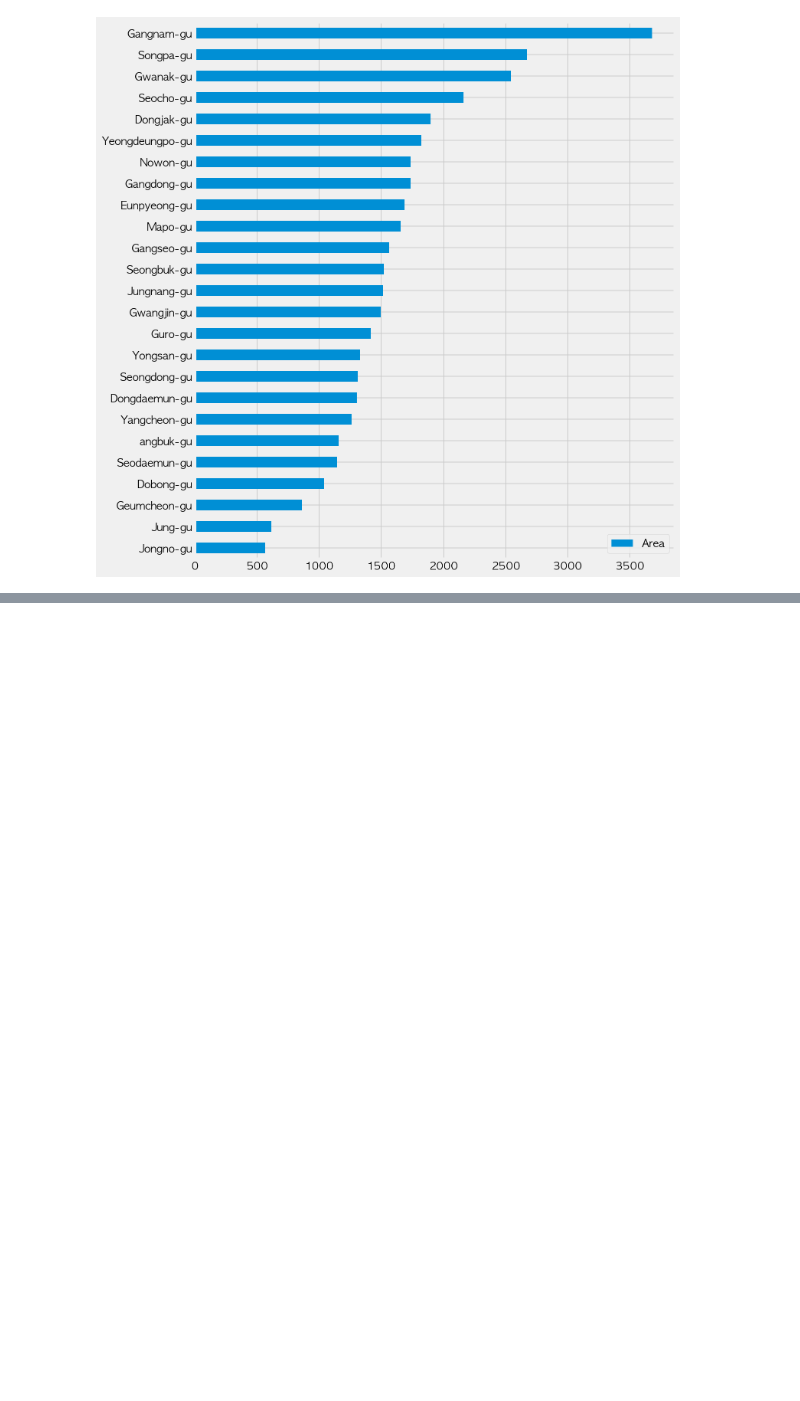
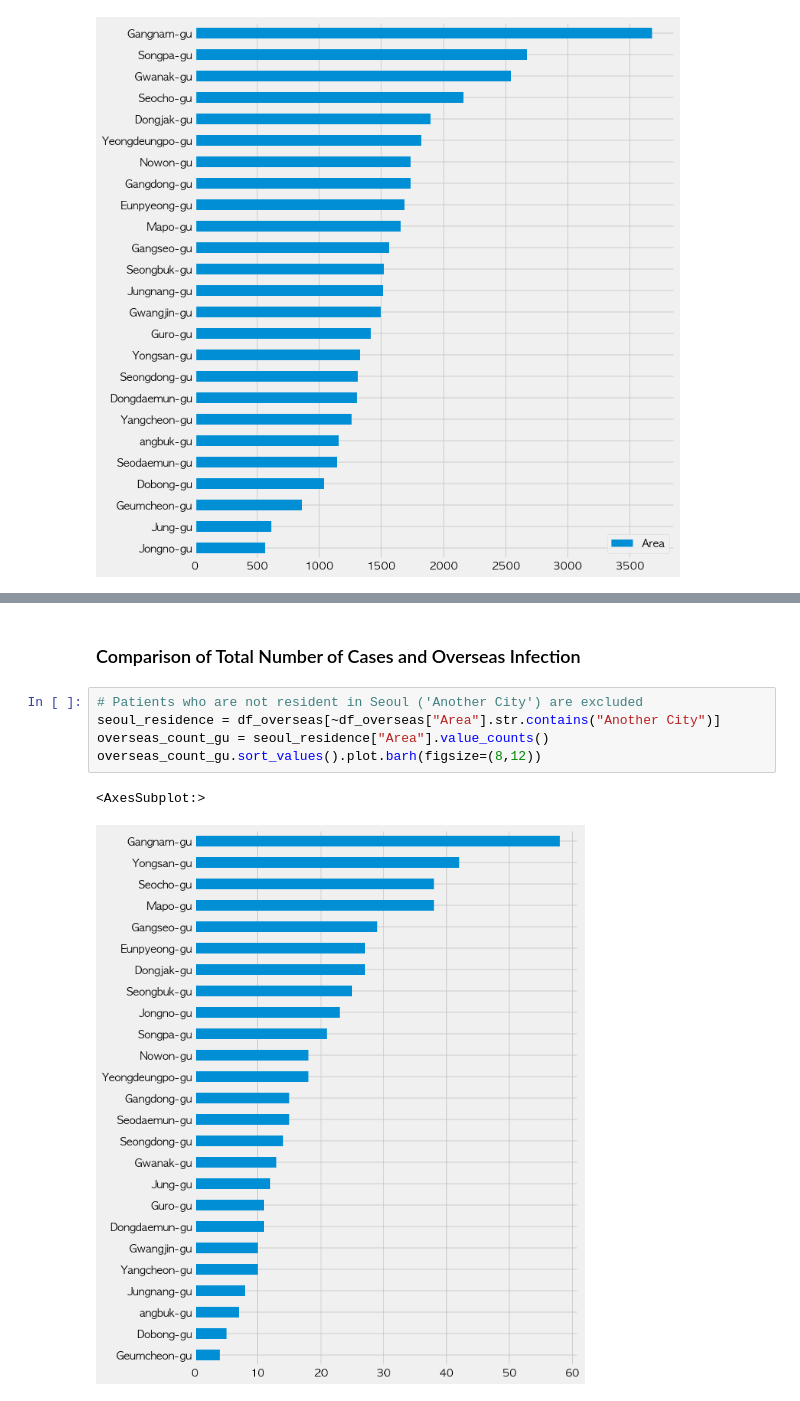
Before and after one commit to bpark04/Seoul_COVID-19_Report_2021, a Jupyter notebook: Seoul_Covid_19_Analysis.ipynb, the cells around one changed output, grey strips where cells are left out. Saved outputs shown, nothing was run; the diff lists cells and outputs as text; blank space fills up the shorter version.

```diff
--- a/Seoul_Covid_19_Analysis.ipynb
+++ b/Seoul_Covid_19_Analysis.ipynb
@@ -715,0 +716,10 @@ oversea_count.sort_values().plot.barh(figsize=(10,12))
+# %% [markdown]
+### Comparison of Total Number of Cases and Overseas Infection
+# %%
+# Patients who are not resident in Seoul ('Another City') are excluded
+seoul_residence = df_overseas[~df_overseas["Area"].str.contains("Another City")]
+overseas_count_gu = seoul_residence["Area"].value_counts()
+overseas_count_gu.sort_values().plot.barh(figsize=(8,12))
+# %% [output]
+<AxesSubplot:>
+[figure, added]
```
Also changed, not shown: parts of 91 cells of this notebook, 3 other files.
